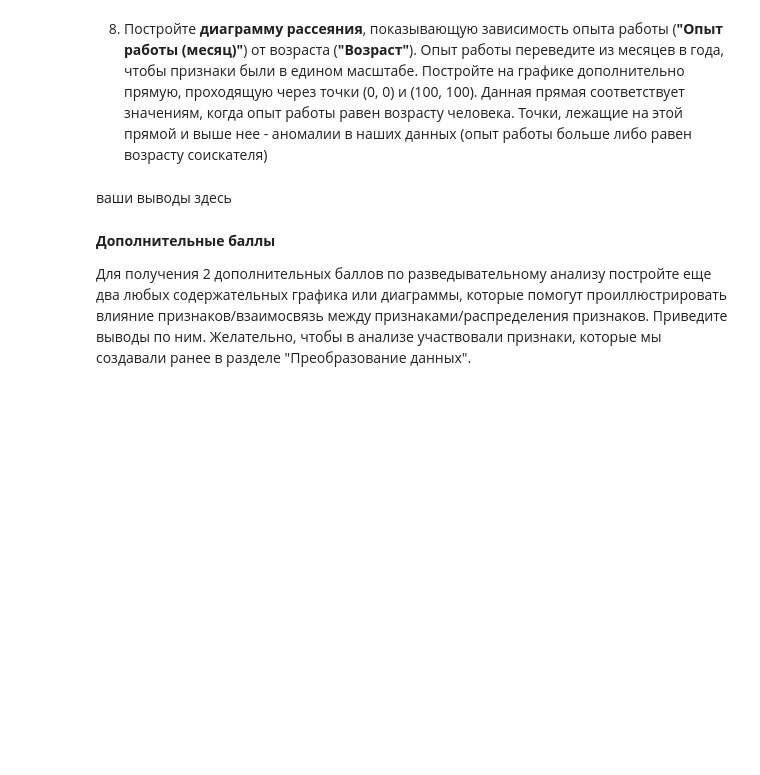
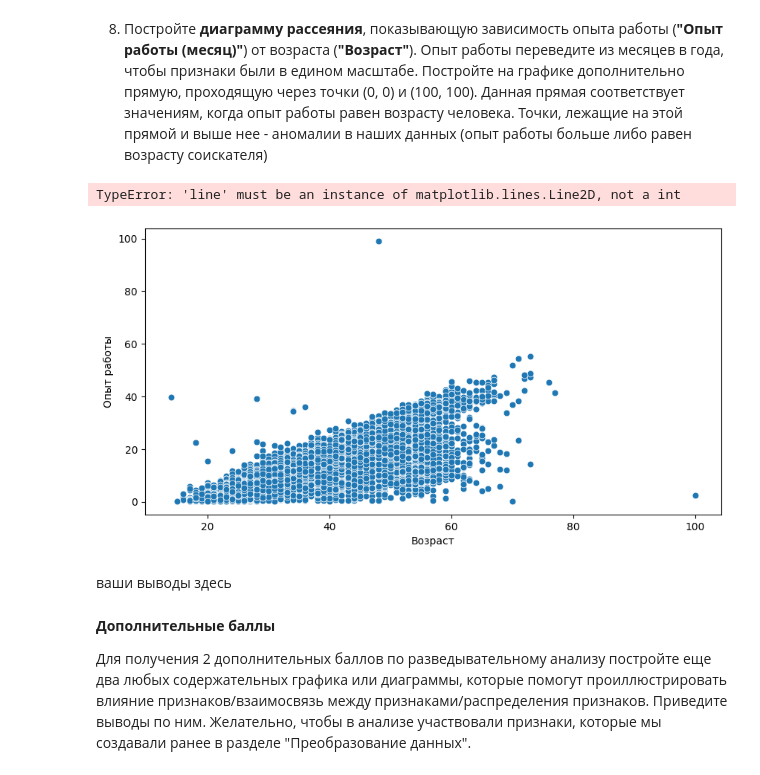
Before and after one commit to Dmitrycmc/hh_data_engineering, a Jupyter notebook: Project-1. Ноутбук-шаблон.ipynb, the cells around one changed output. Saved outputs shown, nothing was run; the diff lists cells and outputs as text; code cells hidden in the pictures; blank space fills up the shorter version.

```diff
--- a/Project-1. Ноутбук-шаблон.ipynb
+++ b/Project-1. Ноутбук-шаблон.ipynb
@@ -636,7 +646,20 @@ barplot2.grid()
 # %% [markdown]
 8. Постройте **диаграмму рассеяния**, показывающую зависимость опыта работы (**"Опыт работы (месяц)"**) от возраста (**"Возраст"**). Опыт работы переведите из месяцев в года, чтобы признаки были в едином масштабе. Постройте на графике дополнительно прямую, проходящую через точки (0, 0) и (100, 100). Данная прямая соответствует значениям, когда опыт работы равен возрасту человека. Точки, лежащие на этой прямой и выше нее - аномалии в наших данных (опыт работы больше либо равен возрасту соискателя)
 # %%
-# ваш код здесь
+fig = plt.figure(figsize=(10, 5))
+
+dataTable = preparedData.copy()
+dataTable['Опыт работы'] = dataTable['Опыт работы (месяц)'].apply(lambda months: months / 12)
+
+scatterplot = sns.scatterplot(
+    data=dataTable,
+    x='Возраст',
+    y='Опыт работы',
+    s=40,
+)
+# %% [output]
+TypeError: 'line' must be an instance of matplotlib.lines.Line2D, not a int
+[figure, added]
 # %% [markdown]
 ваши выводы здесь
 # %% [markdown]
```
Also changed, not shown: parts of 5 cells of this notebook.
